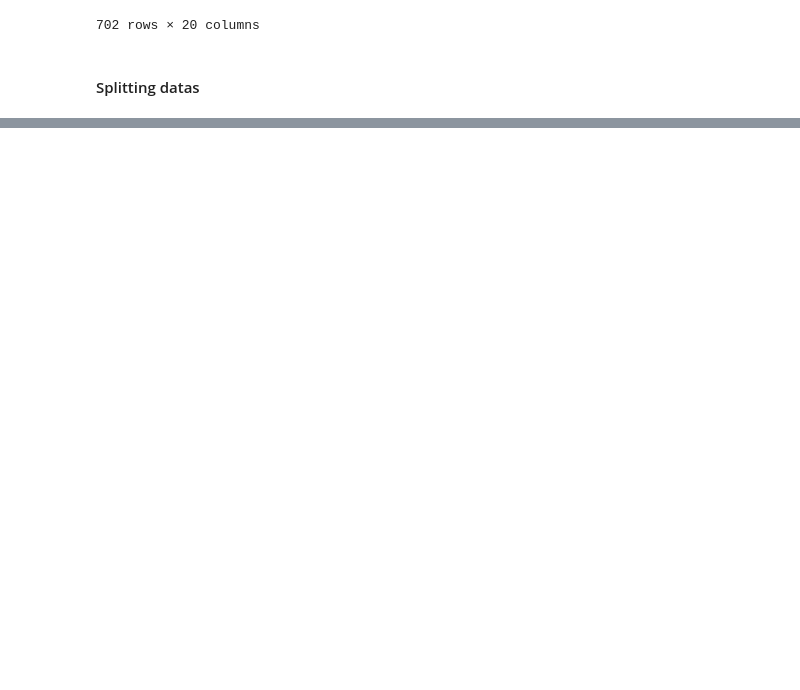
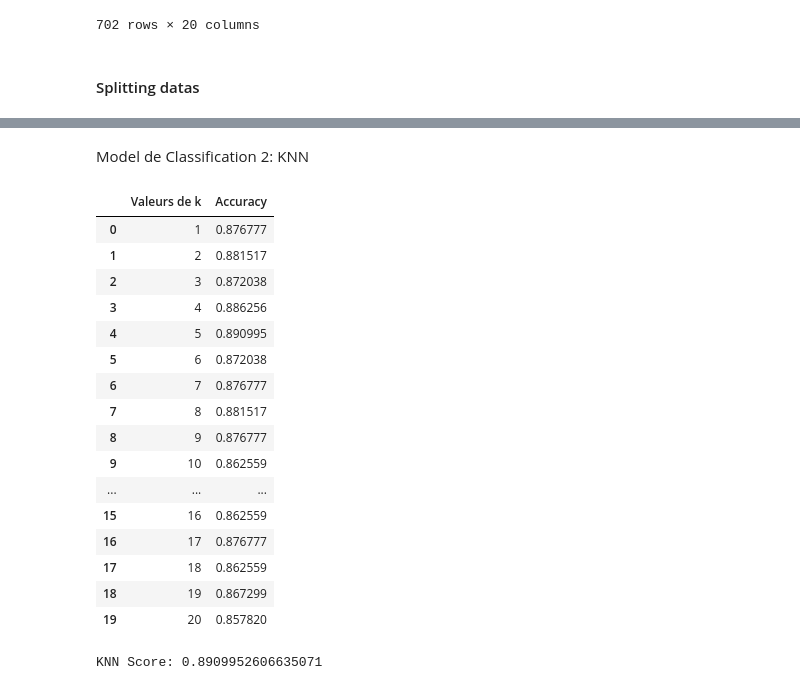
Before and after one commit to aiMBF/Practical_Work_autisme_data, a Jupyter notebook: Codes/preprocessing.ipynb, the cells around one changed output, grey strips where cells are left out. Saved outputs shown, nothing was run; the diff lists cells and outputs as text; code cells hidden in the pictures; blank space fills up the shorter version.

Commit message:
add knn model

```diff
--- a/Codes/preprocessing.ipynb
+++ b/Codes/preprocessing.ipynb
@@ -584 +593,3 @@ y_test
 Name: Class/ASD, Length: 211, dtype: int64
+# %% [markdown]
+Model de Classification 2: KNN
@@ -584,0 +605,29 @@ Name: Class/ASD, Length: 211, dtype: int64
+# %%
+# Create Dataframe for the KNN Scores and its Accuracy
+knn_df = pd.DataFrame({'Valeurs de k' : range(1, 21), 'Accuracy' :  scores_list})
+knn_df.head(20)
+# %% [output]
+|  | Valeurs de k | Accuracy |
+| 0 | 1 | 0.876777 |
+| 1 | 2 | 0.881517 |
+| 2 | 3 | 0.872038 |
+| 3 | 4 | 0.886256 |
+| 4 | 5 | 0.890995 |
+| 5 | 6 | 0.872038 |
+| 6 | 7 | 0.876777 |
+| 7 | 8 | 0.881517 |
+| 8 | 9 | 0.876777 |
+| 9 | 10 | 0.862559 |
+| ... | ... | ... |
+| 15 | 16 | 0.862559 |
+| 16 | 17 | 0.876777 |
+| 17 | 18 | 0.862559 |
+| 18 | 19 | 0.867299 |
+| 19 | 20 | 0.857820 |
+# %%
+knn5 = neighbors.KNeighborsClassifier(n_neighbors = 5)
+knn5.fit(X_train, y_train)
+y_pred = knn5.predict(X_test)
+print('KNN Score:', knn5.score(X_test, y_test))
+# %% [output]
+KNN Score: 0.8909952606635071
```
Also changed, not shown: parts of 14 cells of this notebook, 1 other file.
